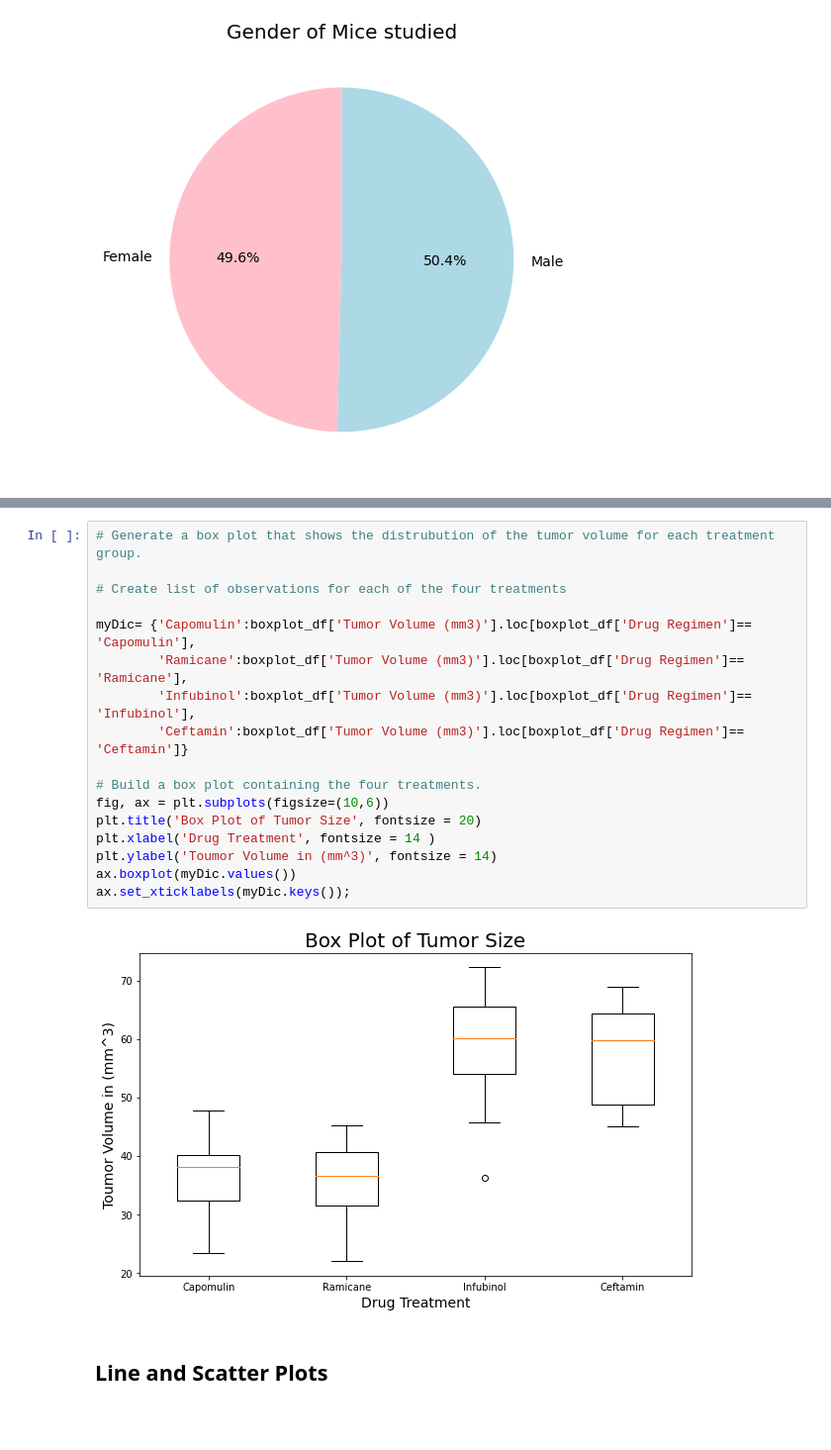
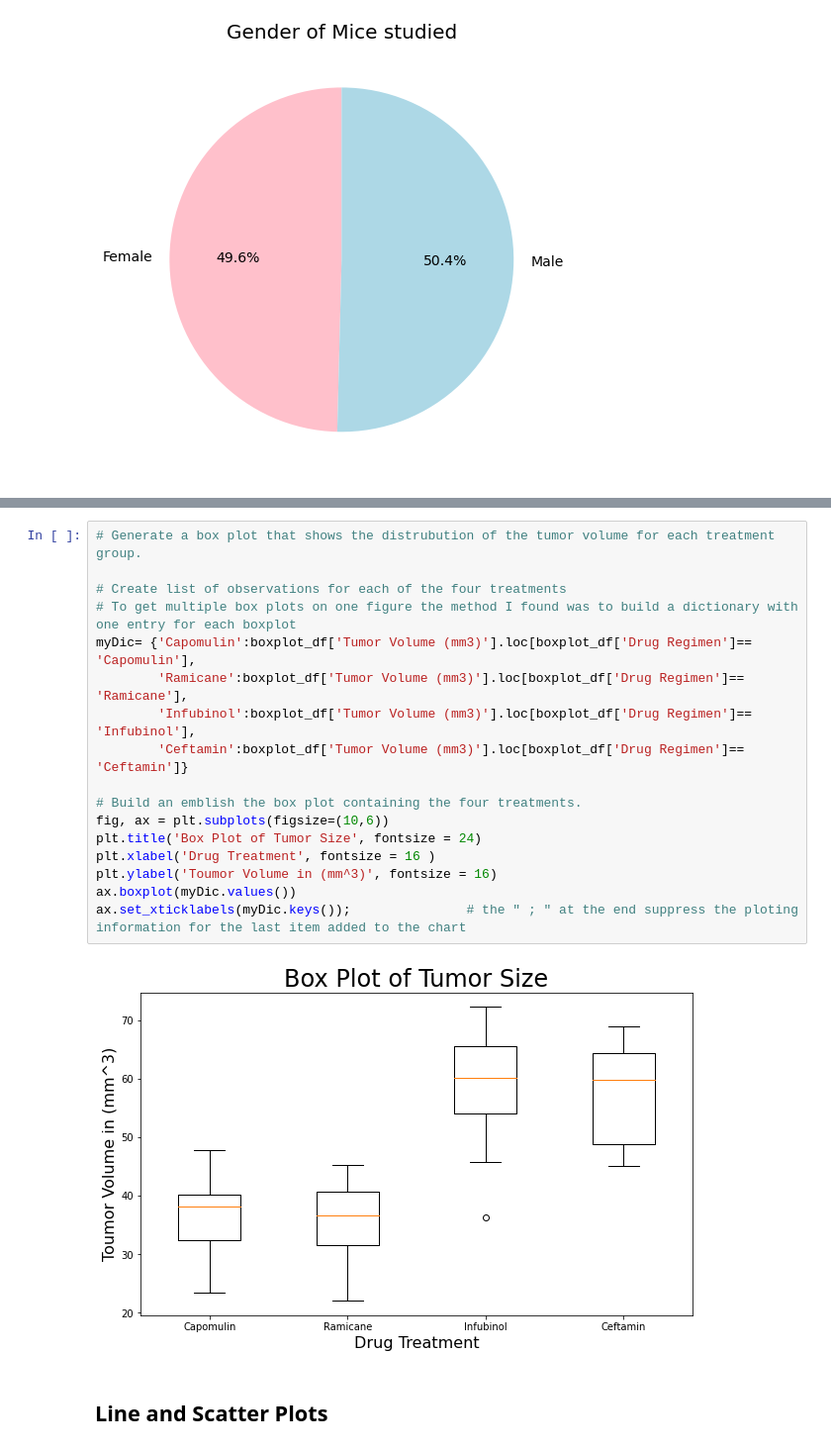
Before and after one commit to JeffPinegar/Python_ManCeuticals, a Jupyter notebook: JSP Pymaceuticals.ipynb, the cells around one changed output, grey strips where cells are left out. Shown at 99% size. Drawn from its saved outputs; the diff is of its cells as text; blank space fills up the shorter version.

```diff
--- a/JSP Pymaceuticals.ipynb
+++ b/JSP Pymaceuticals.ipynb
@@ -338,21 +340,21 @@ Potential outlier: Infubinol has a value below the lower bound at 36.3213458
 # %%
 # Generate a box plot that shows the distrubution of the tumor volume for each treatment group.
 
 # Create list of observations for each of the four treatments
-
+# To get multiple box plots on one figure the method I found was to build a dictionary with one entry for each boxplot
 myDic= {'Capomulin':boxplot_df['Tumor Volume (mm3)'].loc[boxplot_df['Drug Regimen']== 'Capomulin'],
         'Ramicane':boxplot_df['Tumor Volume (mm3)'].loc[boxplot_df['Drug Regimen']== 'Ramicane'],
         'Infubinol':boxplot_df['Tumor Volume (mm3)'].loc[boxplot_df['Drug Regimen']== 'Infubinol'],
         'Ceftamin':boxplot_df['Tumor Volume (mm3)'].loc[boxplot_df['Drug Regimen']== 'Ceftamin']}
 
-# Build a box plot containing the four treatments.
+# Build an emblish the box plot containing the four treatments.
 fig, ax = plt.subplots(figsize=(10,6))
-plt.title('Box Plot of Tumor Size', fontsize = 20)
-plt.xlabel('Drug Treatment', fontsize = 14 )
-plt.ylabel('Toumor Volume in (mm^3)', fontsize = 14)
+plt.title('Box Plot of Tumor Size', fontsize = 24)
+plt.xlabel('Drug Treatment', fontsize = 16 )
+plt.ylabel('Toumor Volume in (mm^3)', fontsize = 16)
 ax.boxplot(myDic.values())
-ax.set_xticklabels(myDic.keys());
+ax.set_xticklabels(myDic.keys());               # the " ; " at the end suppress the ploting information for the last item added to the chart
 # %% [output]
-[figure, old version]
+[figure, new version]
 # %% [markdown]
 ## Line and Scatter Plots
```
Also changed, not shown: parts of 19 cells of this notebook.
